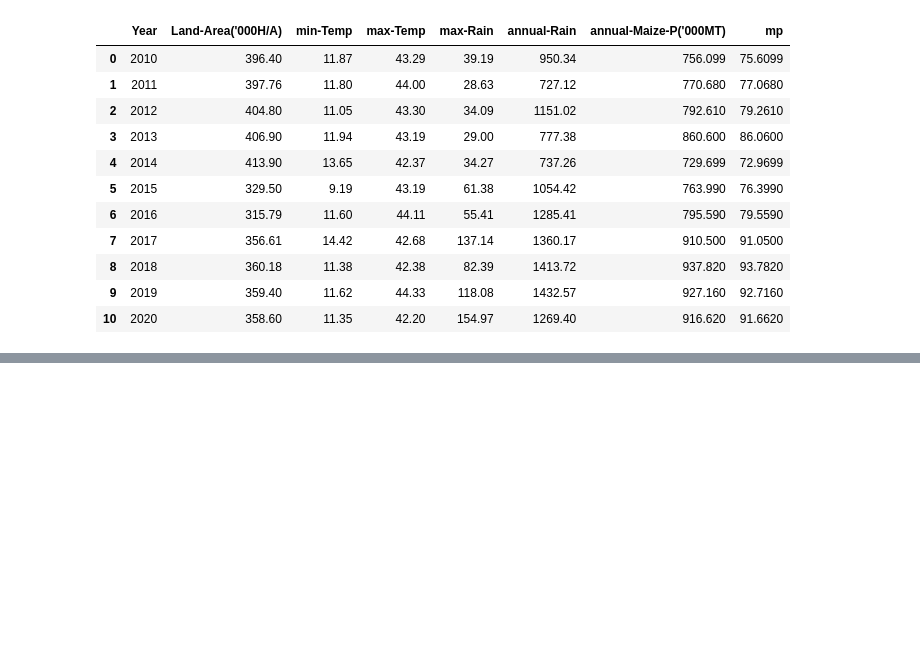
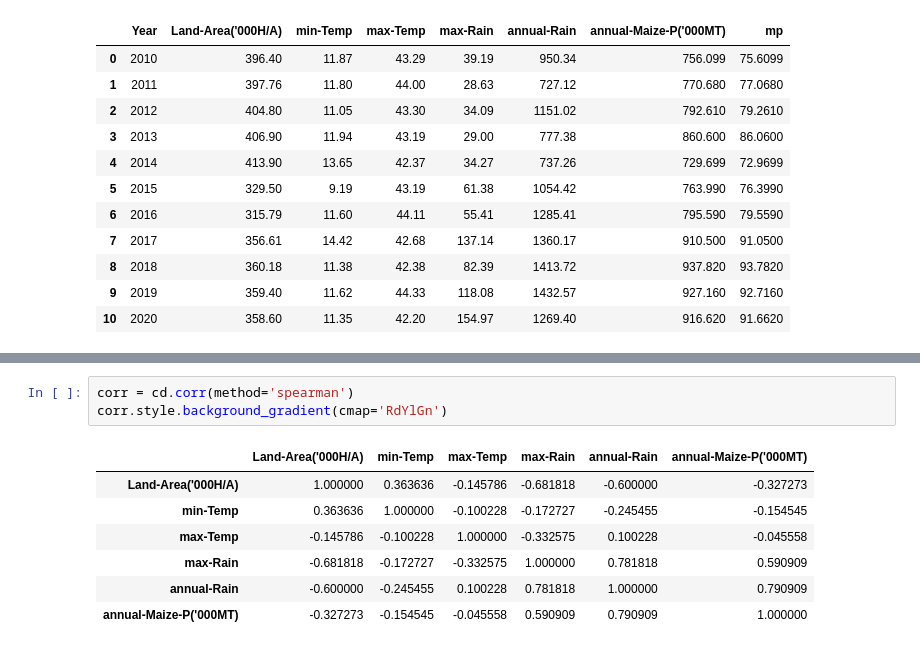
Before and after one commit to elsunais6167/maize-climate-plots, a Jupyter notebook: algorithm.ipynb, the cells around one changed output, grey strips where cells are left out. Drawn from its saved outputs; the diff is of its cells as text; blank space fills up the shorter version.

```diff
--- a/algorithm.ipynb
+++ b/algorithm.ipynb
@@ -137,0 +178,11 @@ new
+# %%
+corr = cd.corr(method='spearman')
+corr.style.background_gradient(cmap='RdYlGn')
+# %% [output]
+|  | Land-Area('000H/A) | min-Temp | max-Temp | max-Rain | annual-Rain | annual-Maize-P('000MT) |
+| Land-Area('000H/A) | 1.000000 | 0.363636 | -0.145786 | -0.681818 | -0.600000 | -0.327273 |
+| min-Temp | 0.363636 | 1.000000 | -0.100228 | -0.172727 | -0.245455 | -0.154545 |
+| max-Temp | -0.145786 | -0.100228 | 1.000000 | -0.332575 | 0.100228 | -0.045558 |
+| max-Rain | -0.681818 | -0.172727 | -0.332575 | 1.000000 | 0.781818 | 0.590909 |
+| annual-Rain | -0.600000 | -0.245455 | 0.100228 | 0.781818 | 1.000000 | 0.790909 |
+| annual-Maize-P('000MT) | -0.327273 | -0.154545 | -0.045558 | 0.590909 | 0.790909 | 1.000000 |
```
Also changed, not shown: parts of 2 cells of this notebook.
